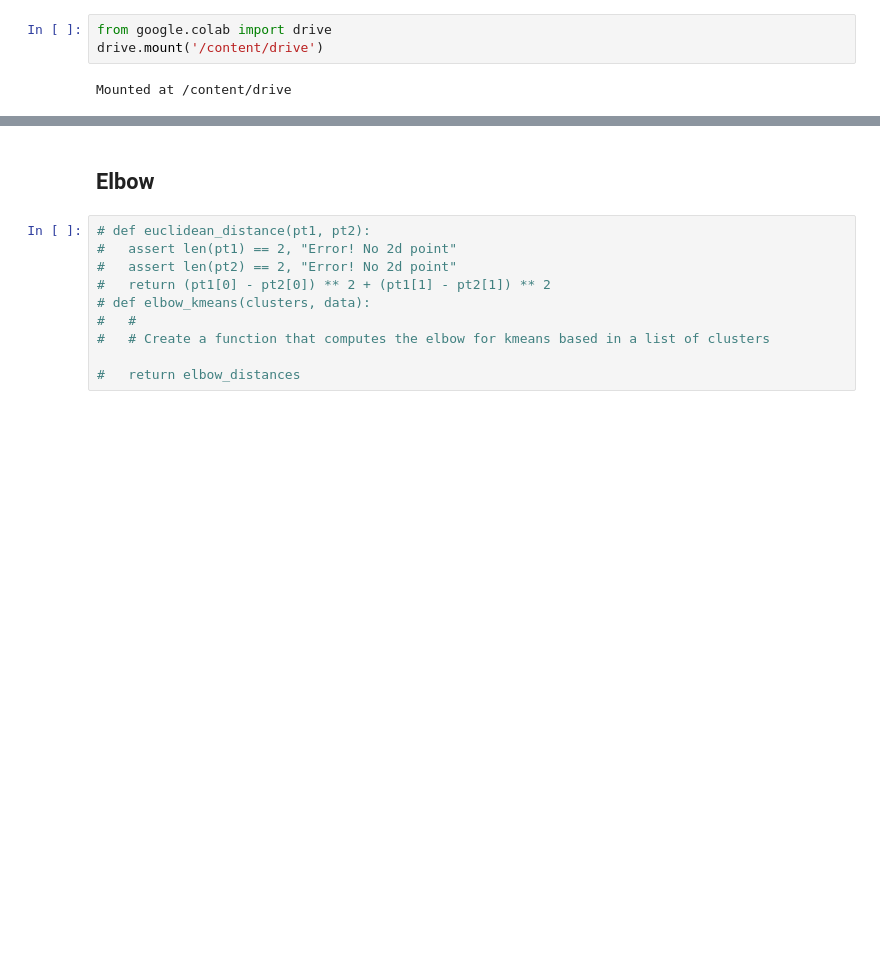
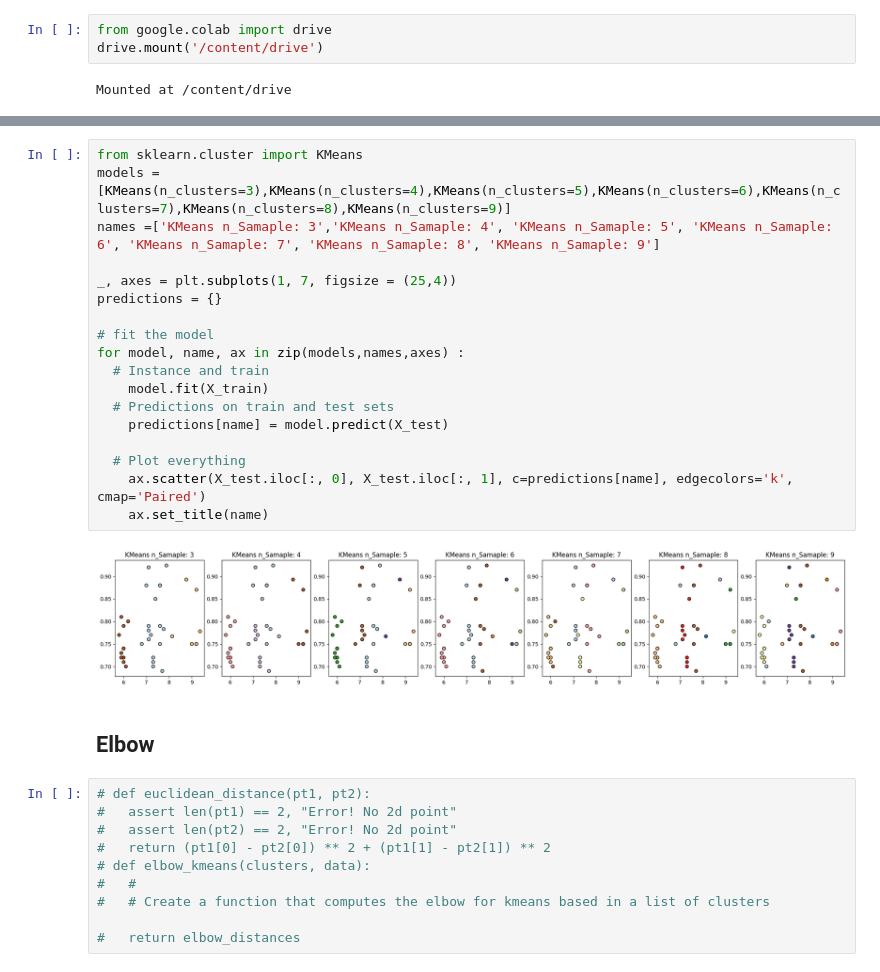
Before and after one commit to Luisa96fernanda/machine_learning, a Jupyter notebook: Sem_06/kmeans_selection.ipynb, the cells around one changed output, grey strips where cells are left out. Cells and saved outputs as stored; diff of their text form; blank space fills up the shorter version.

```diff
--- a/Sem_06/kmeans_selection.ipynb
+++ b/Sem_06/kmeans_selection.ipynb
@@ -126,3 +157,23 @@ Mounted at /content/drive
+# %%
+from sklearn.cluster import KMeans
+models = [KMeans(n_clusters=3),KMeans(n_clusters=4),KMeans(n_clusters=5),KMeans(n_clusters=6),KMeans(n_clusters=7),KMeans(n_clusters=8),KMeans(n_clusters=9)]
+names =['KMeans n_Samaple: 3','KMeans n_Samaple: 4', 'KMeans n_Samaple: 5', 'KMeans n_Samaple: 6', 'KMeans n_Samaple: 7', 'KMeans n_Samaple: 8', 'KMeans n_Samaple: 9']
+
+_, axes = plt.subplots(1, 7, figsize = (25,4))
+predictions = {}
+
+# fit the model
+for model, name, ax in zip(models,names,axes) :
+  # Instance and train
+    model.fit(X_train)
+  # Predictions on train and test sets
+    predictions[name] = model.predict(X_test)
+
+  # Plot everything
+    ax.scatter(X_test.iloc[:, 0], X_test.iloc[:, 1], c=predictions[name], edgecolors='k', cmap='Paired')
+    ax.set_title(name)
+# %% [output]
+[figure, added]
 # %% [markdown]
 ## **Elbow**
 # %%
```
Also changed, not shown: parts of 5 cells of this notebook.
